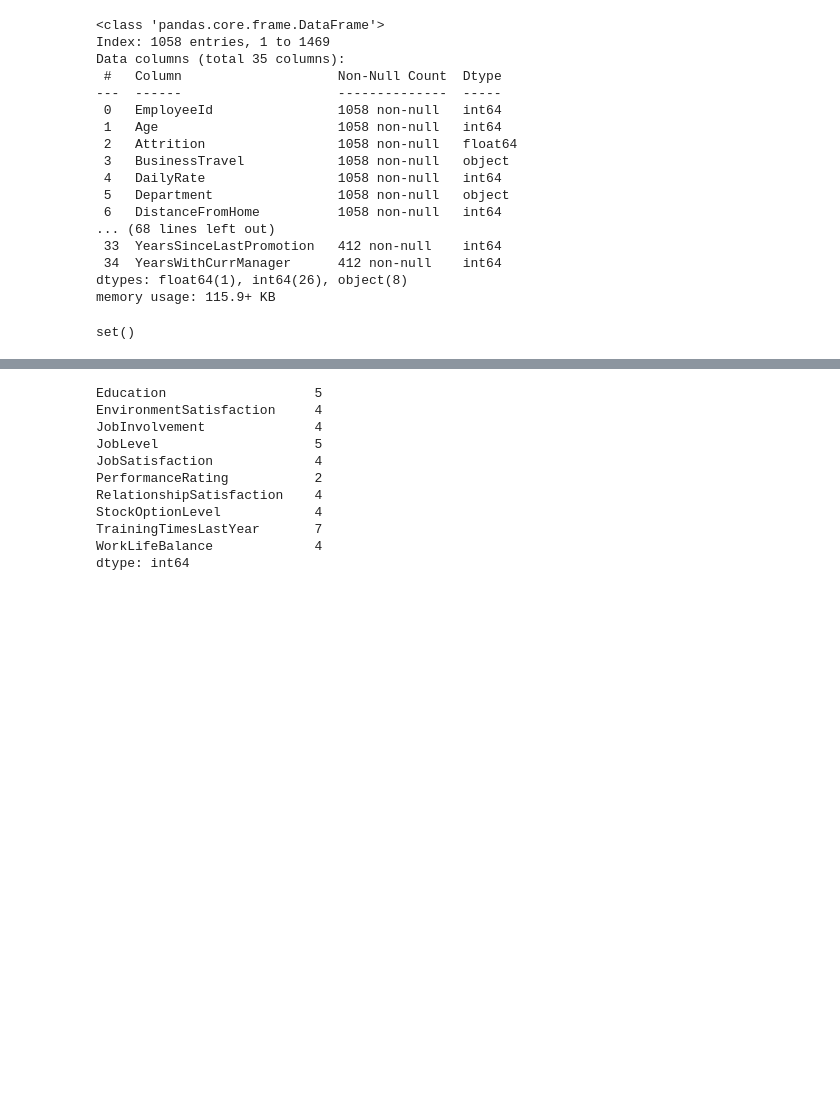
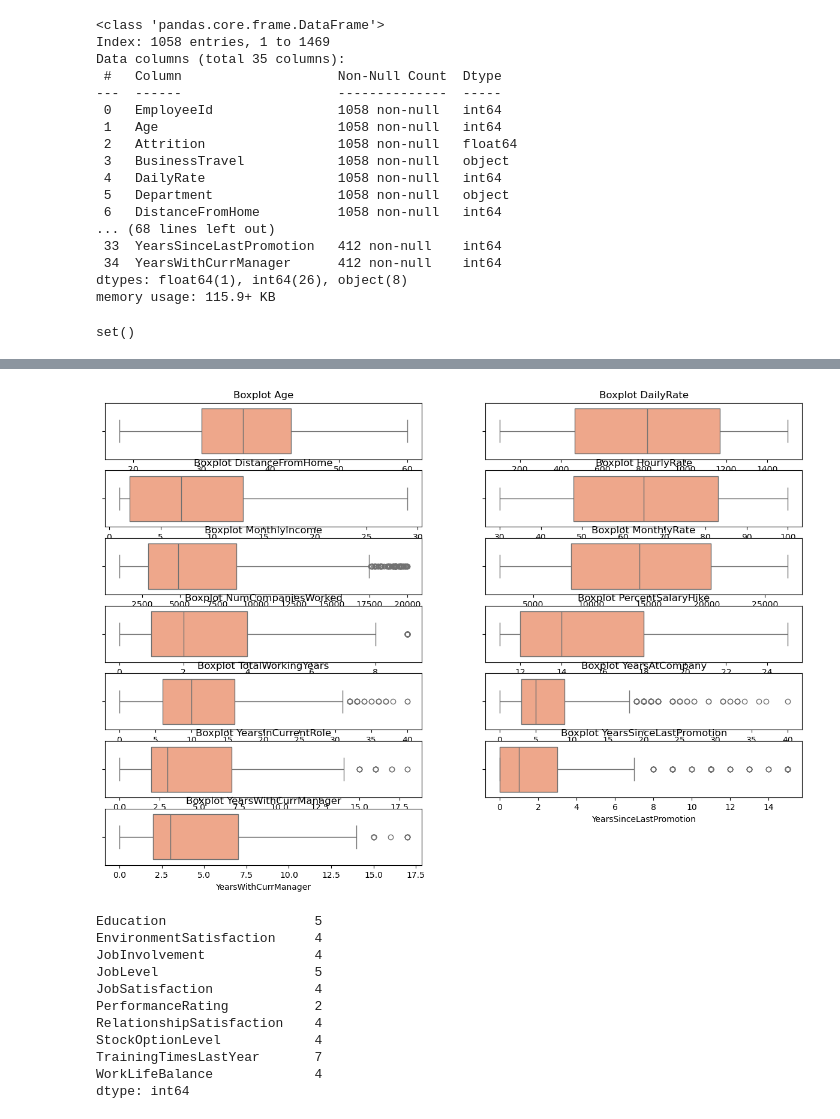
Before and after one commit to BeeGaes/PenerapanDataScience, a Jupyter notebook: project1/project-pertama.ipynb, the cells around one changed output, grey strips where cells are left out. Drawn from its saved outputs; the diff is of its cells as text; code cells hidden in the pictures; blank space fills up the shorter version.

```diff
--- a/project1/project-pertama.ipynb
+++ b/project1/project-pertama.ipynb
@@ -157,3 +171,14 @@ continuous_cols = [
+# %%
+#Deteksi Outlier
+
+plt.figure(figsize=(15, 10))
+for i, col in enumerate(continuous_cols, 1):
+    plt.subplot(len(continuous_cols)//2 + 1, 2, i)
+    sns.boxplot(x=df_labeled[col], color='lightsalmon')
+    plt.title(f'Boxplot {col}')
+plt.show()
+# %% [output]
+[figure, added]
 # %%
 #outlier handling hanya du continous column
 
```
Also changed, not shown: parts of 9 cells of this notebook.
